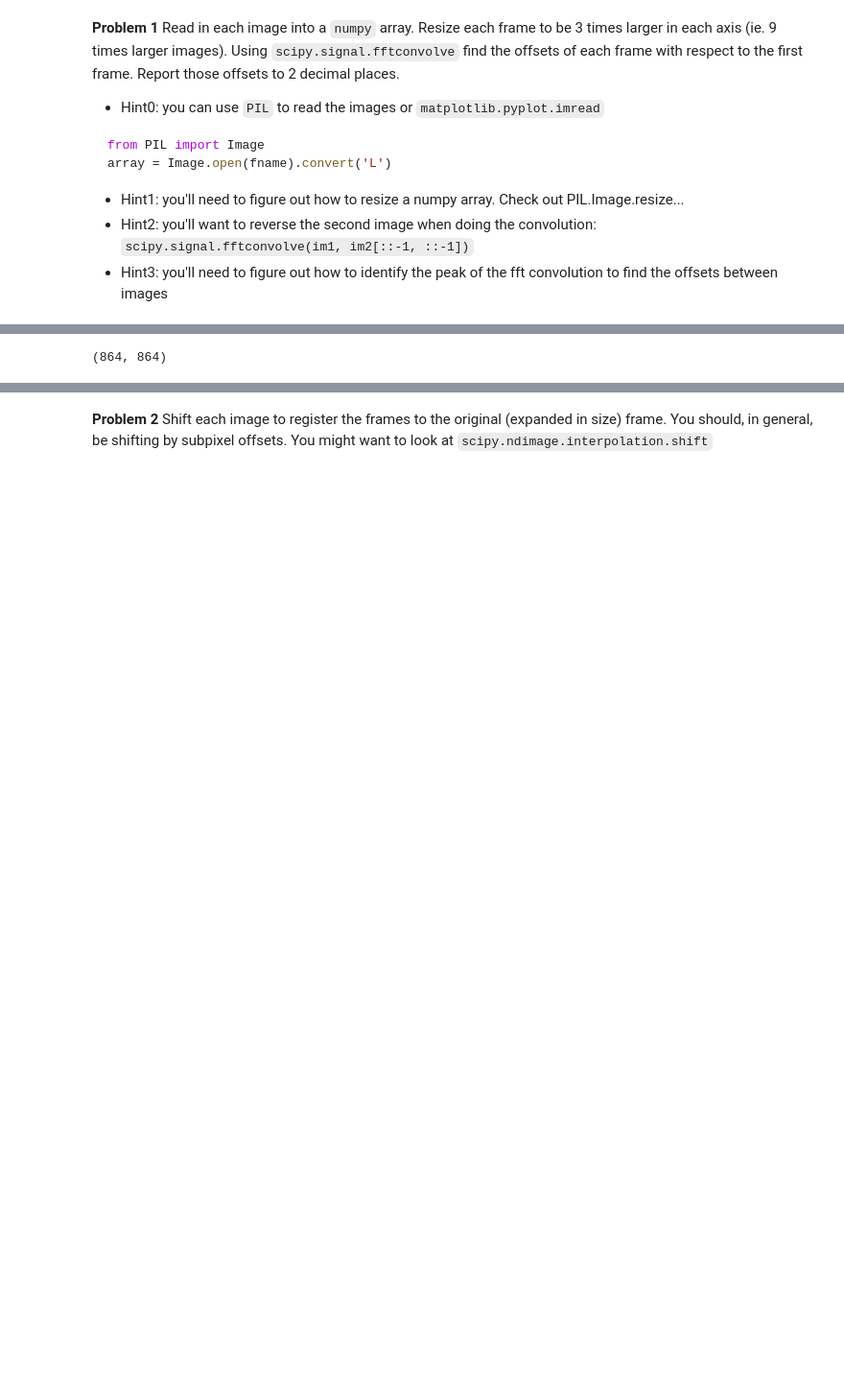
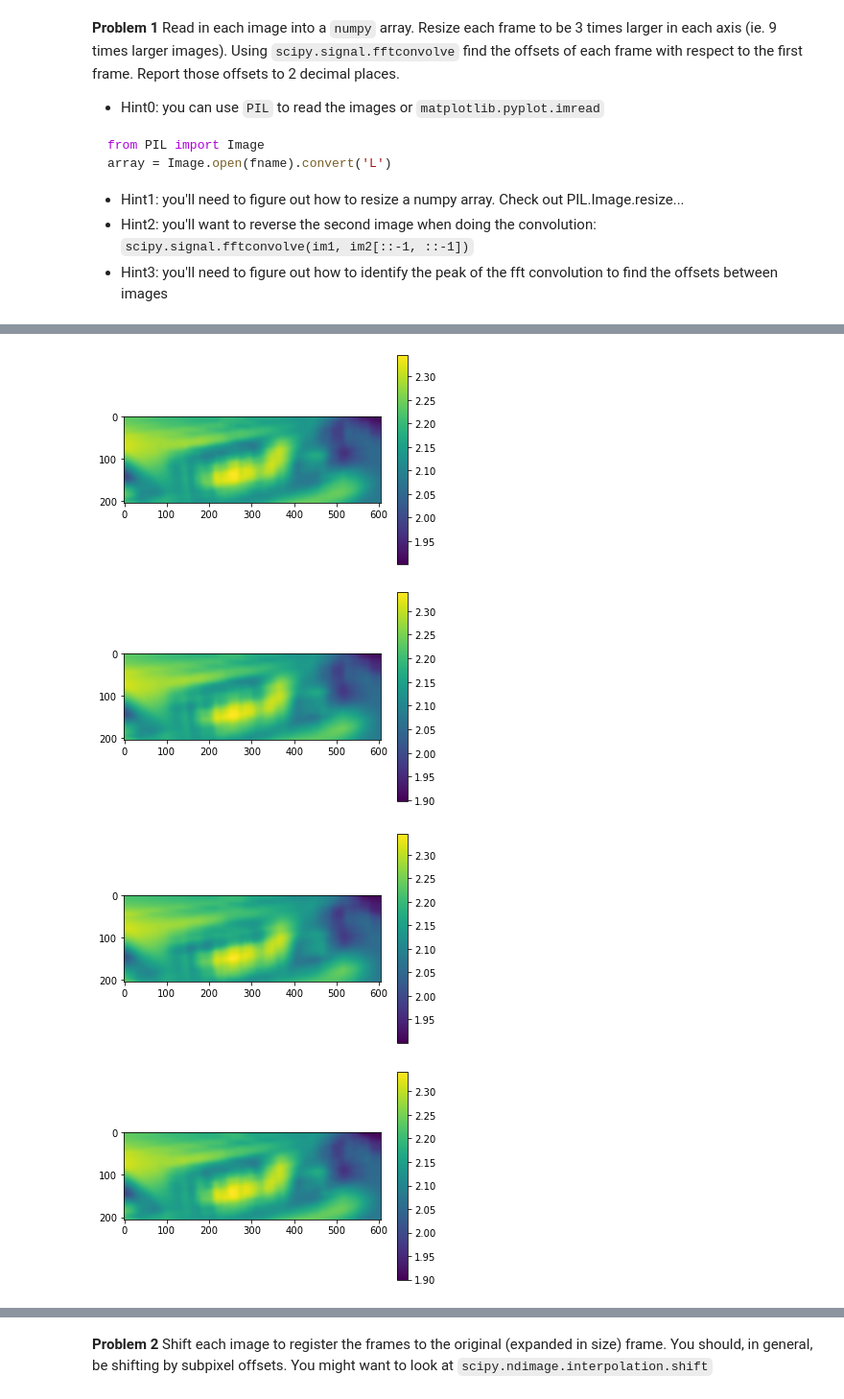
Before and after one commit to christianhbye/python_ay_250_hw, a Jupyter notebook: hw_1/hw_1_assignment.ipynb, the cells around one changed output, grey strips where cells are left out. Shown: that part at 96% size. Drawn from its saved outputs; the diff is of its cells as text; code cells hidden in the pictures; blank space fills up the shorter version.

```diff
--- a/hw_1/hw_1_assignment.ipynb
+++ b/hw_1/hw_1_assignment.ipynb
@@ -88,14 +102,39 @@ offsets=np.zeros((N_images, 2))  # array of offsets along each dimension
+# %%
+dims=np.array(cropped.shape)
+im_arrays=np.empty((N_images, *dims))  # make array of resized images
+
+# convolution window
+window_length=30
+win_min=dims//2-window_length
+win_max=dims//2+window_length
+
+# shape of convolution (using mode='valid')
+cdims=dims-2*window_length+1
+convs=np.empty((N_images, *cdims))
+offsets=np.zeros((N_images, 2))  # array of offsets along each dimension
 # %%
 for i in range(N_images):  # loop over images
     im_path='./data/Data/im2-'+str(i)+'.png'
     im=Image.open(im_path).convert('L')
-    im=np.array(im.resize(tuple(3*s for s in im.size)))
-    im_arrays[i]=im.copy()
+    im=im.resize(tuple(3*s for s in im.size))
+    im=np.array(im)[crop_y:-crop_y, crop_x:-crop_x]
+    im_arrays[i]=im
     # find offset wrt to first frame
     if i>0:
-        conv=scipy.signal.fftconvolve(im_arrays[0], im[::-1, ::-1], mode='same')
-        offsets[i]=np.unravel_index(conv.argmax(), conv.shape)  # get offsets along each axis
+        window=im[win_min[0]:win_max[0],win_min[1]:win_max[1]]
+        window=window/window.sum()
+        conv=scipy.signal.fftconvolve(im_arrays[0], window[::-1, ::-1], mode='valid')
+        convs[i]=conv
+        offsets[i]=np.array(np.unravel_index(conv.argmax(), conv.shape))-dims//2  # get offsets along each axis
-# %%
-im.shape
-# %% [output]
-(864, 864)
+# %%
+for i in range(1, 10):
+    plt.figure()
+    plt.imshow(np.log10(convs[i]))
+    #plt.scatter(*offsets[i][::-1], color='white')
+    plt.colorbar()
+    plt.show()
+# %% [output]
+[figure, added]
+[figure, added]
+[figure, added]
+[figure, added]
```
Also changed, not shown: parts of 9 cells of this notebook.
